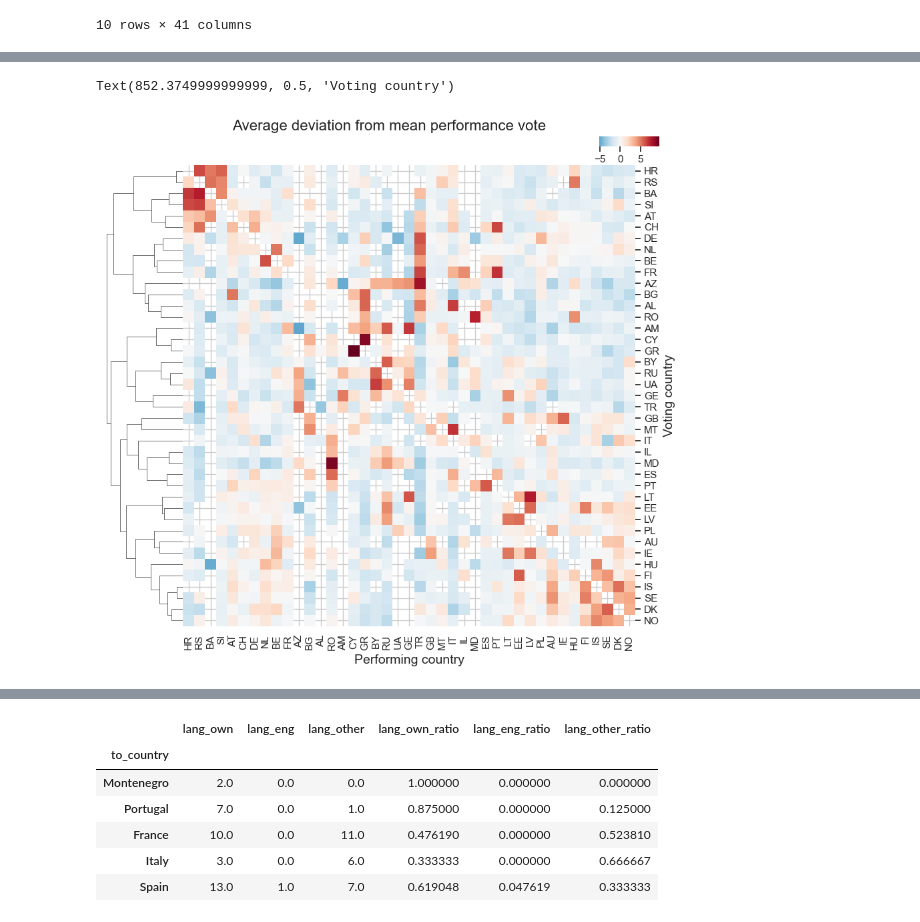
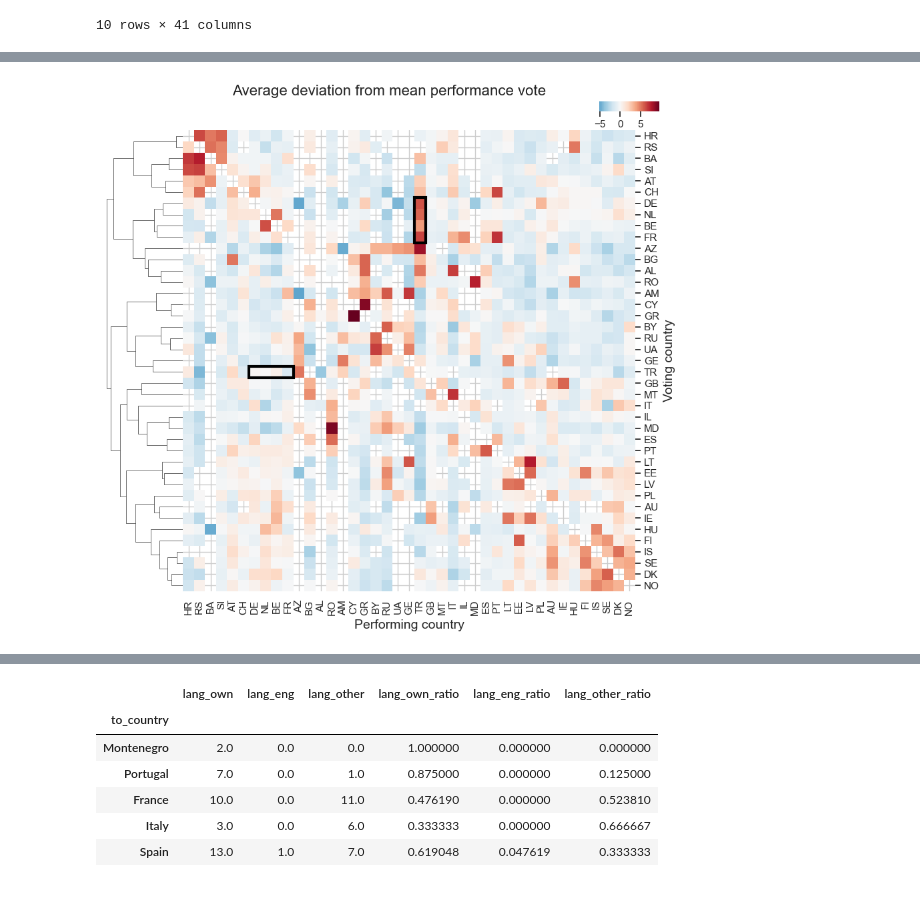
Before and after one commit to KatrionaGoldmann/Eurovision_TDS, a Jupyter notebook: eurovision.ipynb, the cells around one changed output, grey strips where cells are left out. Saved outputs shown, nothing was run; the diff lists cells and outputs as text; code cells hidden in the pictures.

```diff
--- a/eurovision.ipynb
+++ b/eurovision.ipynb
@@ -147,3 +142,14 @@ df_heatmap.head(n=10)
 | BG | NaN | NaN | 5.156649 | -0.965447 | NaN | NaN | -1.468870 | NaN | -1.267287 | -1.581725 | ... |
 | BY | NaN | -0.466071 | -1.527666 | -1.112332 | 0.131674 | NaN | -1.274244 | -1.055023 | NaN | -0.249590 | ... |
 10 rows × 41 columns
+# %%
+import scipy.spatial as sp
+import scipy.cluster.hierarchy as hc
+
+# row order to match column order
+df_heatmap = df_heatmap.reindex(df_heatmap.columns)
+
+row_dism = 1 - df_heatmap.T.corr()
+row_linkage = hc.linkage(sp.distance.squareform(row_dism), method='complete')
+
+row_linkage
@@ -150,25 +174,20 @@ df_heatmap.head(n=10)
 # %%
 
-import scipy.spatial as sp
-import scipy.cluster.hierarchy as hc
-df_heatmap2 = df_heatmap.copy()
-
-# row order to match column order
-df_heatmap2 = df_heatmap2.reindex(df_heatmap2.columns)
-
-row_dism = 1 - df_heatmap2.T.corr()
-row_linkage = hc.linkage(sp.distance.squareform(row_dism), method='complete')
-
-plot = sns.clustermap(df_heatmap2, row_linkage=row_linkage, col_linkage=row_linkage,
-                      figsize=(9, 8), mask=df_heatmap2.isnull(),
+plot = sns.clustermap(df_heatmap, row_linkage=row_linkage, col_linkage=row_linkage,
+                      figsize=(9, 8), mask=df_heatmap.isnull(),
                       dendrogram_ratio=[0.15, 0.01],
                       cbar_pos=(0.85, 1, 0.1, .019),  # x,y, delta x, delta y
                       cbar_kws={"orientation": "horizontal"},
                       cmap='RdBu_r', center=0, xticklabels=1, yticklabels=1)
 plot.ax_col_dendrogram.set_visible(False)
 
+from matplotlib.patches import Rectangle
 plot.fig.suptitle('Average deviation from mean performance vote', fontsize=16, y=1.05)
-plot.ax_heatmap.set_ylabel('Voting country')
+ax = plot.ax_heatmap
+ax.set_ylabel('Voting country')
+# Highlight Turkey.
+ax.add_patch(Rectangle((6, 21), 4, 1, fill=False, edgecolor='black', lw=3)) # turkey
+ax.add_patch(Rectangle((21, 6), 1, 4, fill=False, edgecolor='black', lw=3))
+plt.show()
 # %% [output]
-Text(852.3749999999999, 0.5, 'Voting country')
-[figure, old version]
+[figure, new version]
```
Also changed, not shown: parts of 9 cells of this notebook.
